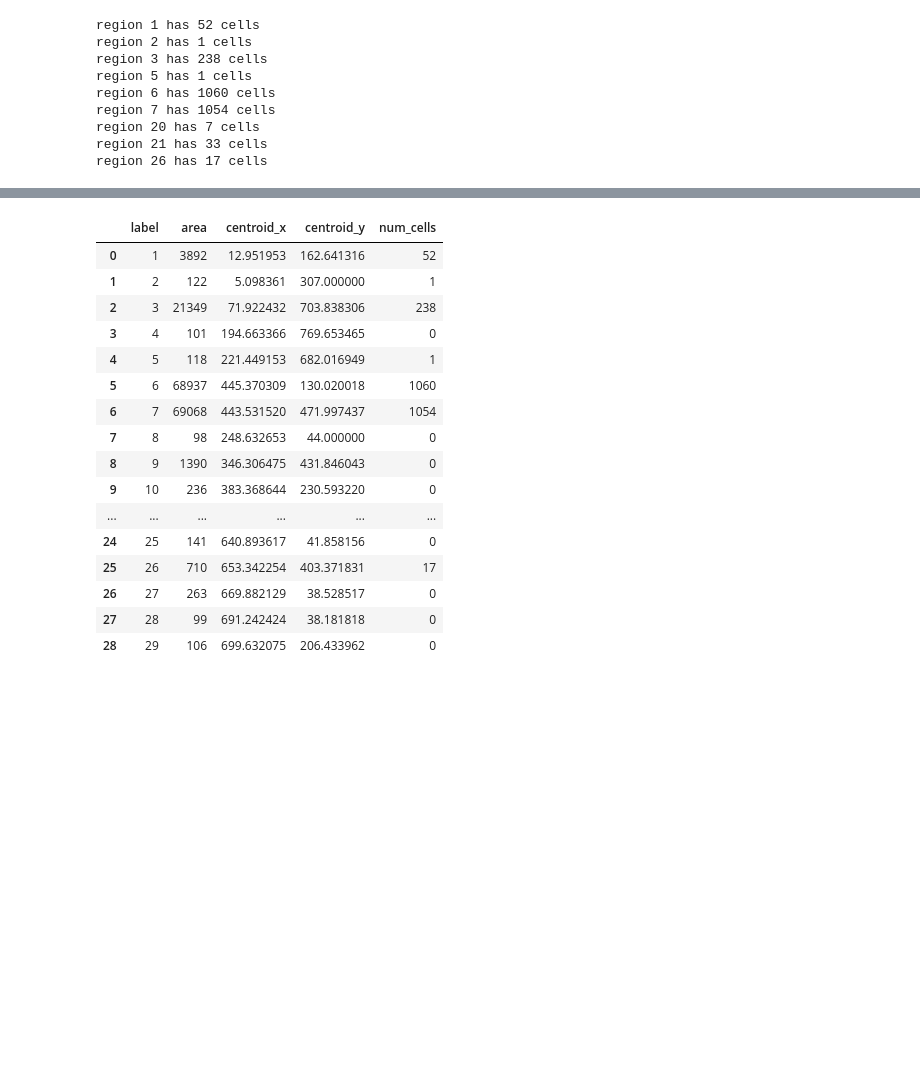
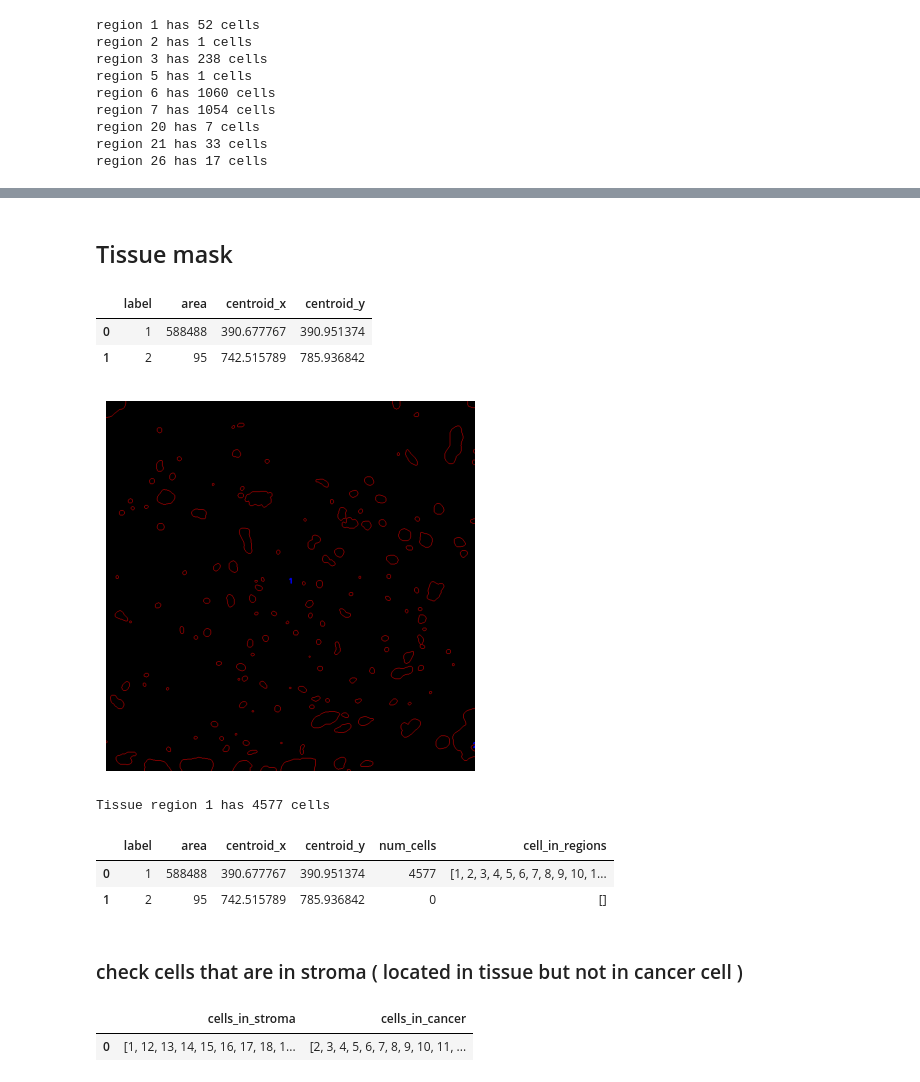
Before and after one commit to PattaWapee/IMCprocess, a Jupyter notebook: notebooks/mask_analysis/01Check_mask.ipynb, the cells around one changed output, grey strips where cells are left out. Cells and saved outputs as stored; diff of their text form; code cells hidden in the pictures; blank space fills up the shorter version.

Commit message:
update mask analysis

```diff
--- a/notebooks/mask_analysis/01Check_mask.ipynb
+++ b/notebooks/mask_analysis/01Check_mask.ipynb
@@ -85,20 +107,24 @@ cancer_reg['num_cells'] = cancer_reg['label'].map(lambda x: len(cell_in_cancer[x
-# %%
-cancer_reg
-# %% [output]
-|  | label | area | centroid_x | centroid_y | num_cells |
-| 0 | 1 | 3892 | 12.951953 | 162.641316 | 52 |
-| 1 | 2 | 122 | 5.098361 | 307.000000 | 1 |
-| 2 | 3 | 21349 | 71.922432 | 703.838306 | 238 |
-| 3 | 4 | 101 | 194.663366 | 769.653465 | 0 |
-| 4 | 5 | 118 | 221.449153 | 682.016949 | 1 |
-| 5 | 6 | 68937 | 445.370309 | 130.020018 | 1060 |
-| 6 | 7 | 69068 | 443.531520 | 471.997437 | 1054 |
-| 7 | 8 | 98 | 248.632653 | 44.000000 | 0 |
-| 8 | 9 | 1390 | 346.306475 | 431.846043 | 0 |
-| 9 | 10 | 236 | 383.368644 | 230.593220 | 0 |
-| ... | ... | ... | ... | ... | ... |
-| 24 | 25 | 141 | 640.893617 | 41.858156 | 0 |
-| 25 | 26 | 710 | 653.342254 | 403.371831 | 17 |
-| 26 | 27 | 263 | 669.882129 | 38.528517 | 0 |
-| 27 | 28 | 99 | 691.242424 | 38.181818 | 0 |
-| 28 | 29 | 106 | 699.632075 | 206.433962 | 0 |
+# %% [markdown]
+## Tissue mask
+# %%
+tissue_labeled = label(tissue_mask)
+tissue_regprops = regionprops(tissue_labeled)
+tissue_reg = mu.table_region(tissue_regprops)
+tissue_reg
+# %% [output]
+|  | label | area | centroid_x | centroid_y |
+| 0 | 1 | 588488 | 390.677767 | 390.951374 |
+| 1 | 2 | 95 | 742.515789 | 785.936842 |
+# %%
+tissue_outline_label = mu.plt_outline_label(tissue_mask, tissue_regprops, tissue_labeled,
+                                            line_color=(1, 0, 0), mode='inner',
+                                            output_file='output/Patient2_002_tissue_outline_label.tiff')
+# %% [output]
+[figure, added]
+# %%
+cell_in_tissue, cell_outside_tissue = mu.cell_in_region(cell_regprops, tissue_regprops)
+for tissue_i in cell_in_tissue.keys():
+    if len(cell_in_tissue[tissue_i]) > 0:
+        print(f"Tissue region {tissue_i} has {len(cell_in_tissue[tissue_i])} cells")
+# %% [output]
+Tissue region 1 has 4577 cells
@@ -104,0 +138,8 @@ cancer_reg
+# %%
+tissue_reg
+# %% [output]
+|  | label | area | centroid_x | centroid_y | num_cells | cell_in_regions |
+| 0 | 1 | 588488 | 390.677767 | 390.951374 | 4577 | [1, 2, 3, 4, 5, 6, 7, 8, 9, 10, 1... |
+| 1 | 2 | 95 | 742.515789 | 785.936842 | 0 | [] |
+# %% [markdown]
+### check cells that are in stroma ( located in tissue but not in cancer cell )
@@ -104,0 +159,11 @@ cancer_reg
+# %%
+cell_data = pd.DataFrame({'cells_in_stroma': [cell_in_stroma],
+                          'cells_in_cancer': [cell_in_cancer],
+                          'cells_in_cancer&tissue': [cell_in_both_cancer_tissue],
+                          'num_cells_in_stroma': [len(cell_in_stroma)],
+                          'num_cells_in_cancer': [len(cell_in_cancer)],
+                          'num_cells_in_cancer&tissue': [len(cell_in_both_cancer_tissue)]
+                          })
+# %% [output]
+|  | cells_in_stroma | cells_in_cancer |
+| 0 | [1, 12, 13, 14, 15, 16, 17, 18, 1... | [2, 3, 4, 5, 6, 7, 8, 9, 10, 11, ... |
```
Also changed, not shown: parts of 15 cells of this notebook, 5 other files.
